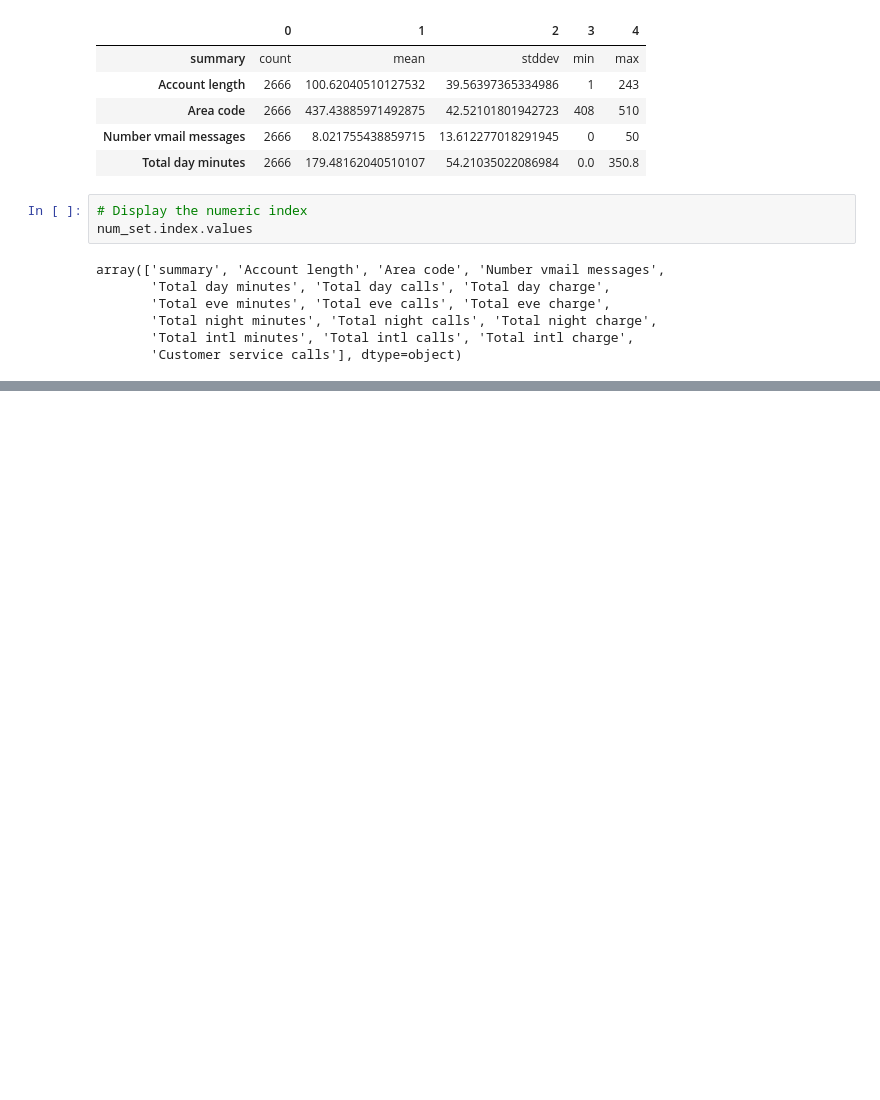
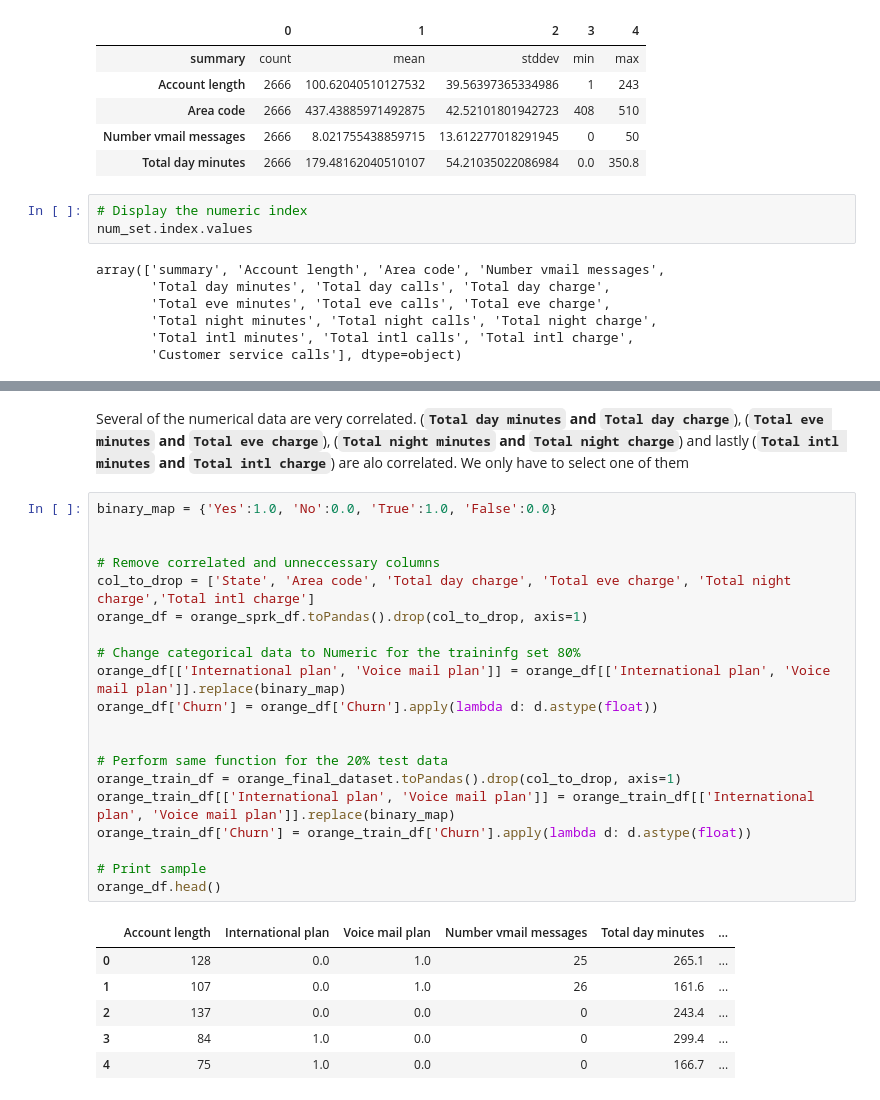
Before and after one commit to RichardAfolabi/Realtime-Data-Analytics-Using-Spark, a Jupyter notebook: Analyzing Orange Telecoms Customer Churn Dataset.ipynb, the cells around one changed output, grey strips where cells are left out. Cells and saved outputs as stored; diff of their text form; blank space fills up the shorter version.

```diff
--- a/Analyzing Orange Telecoms Customer Churn Dataset.ipynb
+++ b/Analyzing Orange Telecoms Customer Churn Dataset.ipynb
@@ -103,0 +113,29 @@ Index([u'Account length', u'Area code', u'Number vmail messages',
+# %% [markdown]
+Several of the numerical data are very correlated. (**`Total day minutes` and `Total day charge`**), (**`Total eve minutes` and `Total eve charge`**), (**`Total night minutes` and `Total night charge`**) and lastly (**`Total intl minutes` and `Total intl charge`**) are alo correlated. We only have to select one of them
+# %%
+binary_map = {'Yes':1.0, 'No':0.0, 'True':1.0, 'False':0.0}
+
+
+# Remove correlated and unneccessary columns
+col_to_drop = ['State', 'Area code', 'Total day charge', 'Total eve charge', 'Total night charge','Total intl charge']
+orange_df = orange_sprk_df.toPandas().drop(col_to_drop, axis=1)
+
+# Change categorical data to Numeric for the traininfg set 80%
+orange_df[['International plan', 'Voice mail plan']] = orange_df[['International plan', 'Voice mail plan']].replace(binary_map)
+orange_df['Churn'] = orange_df['Churn'].apply(lambda d: d.astype(float))
+
+
+# Perform same function for the 20% test data
+orange_train_df = orange_final_dataset.toPandas().drop(col_to_drop, axis=1)
+orange_train_df[['International plan', 'Voice mail plan']] = orange_train_df[['International plan', 'Voice mail plan']].replace(binary_map)
+orange_train_df['Churn'] = orange_train_df['Churn'].apply(lambda d: d.astype(float))
+
+# Print sample
+orange_df.head()
+# %% [output]
+|  | Account length | International plan | Voice mail plan | Number vmail messages | Total day minutes | ... |
+| 0 | 128 | 0.0 | 1.0 | 25 | 265.1 | ... |
+| 1 | 107 | 0.0 | 1.0 | 26 | 161.6 | ... |
+| 2 | 137 | 0.0 | 0.0 | 0 | 243.4 | ... |
+| 3 | 84 | 1.0 | 0.0 | 0 | 299.4 | ... |
+| 4 | 75 | 1.0 | 0.0 | 0 | 166.7 | ... |
```
Also changed, not shown: parts of 22 cells of this notebook, 9 other files.
